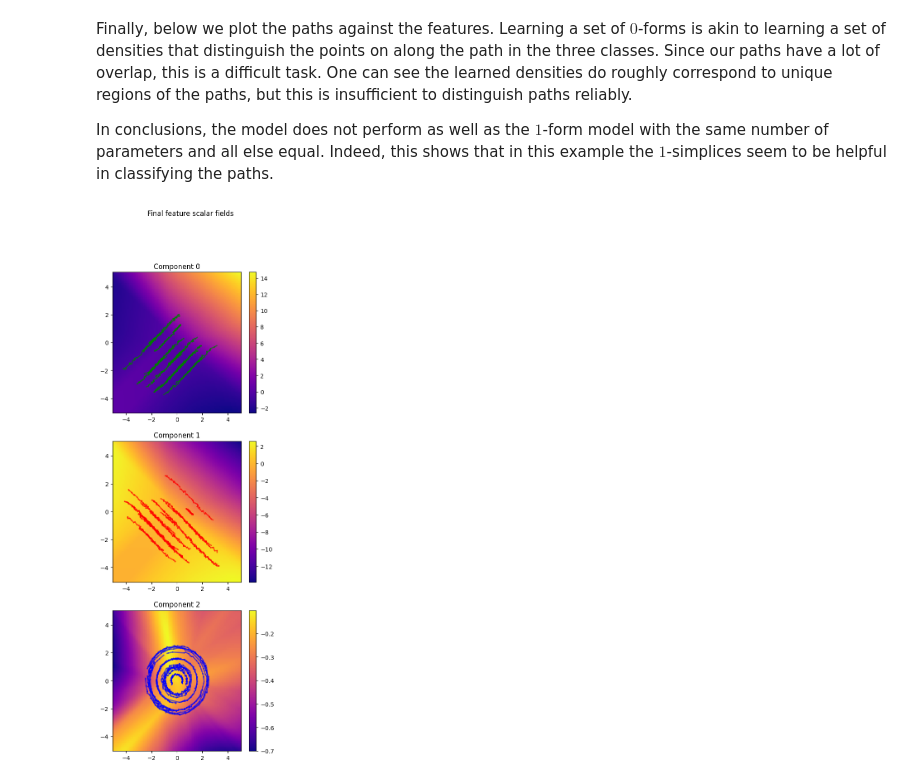
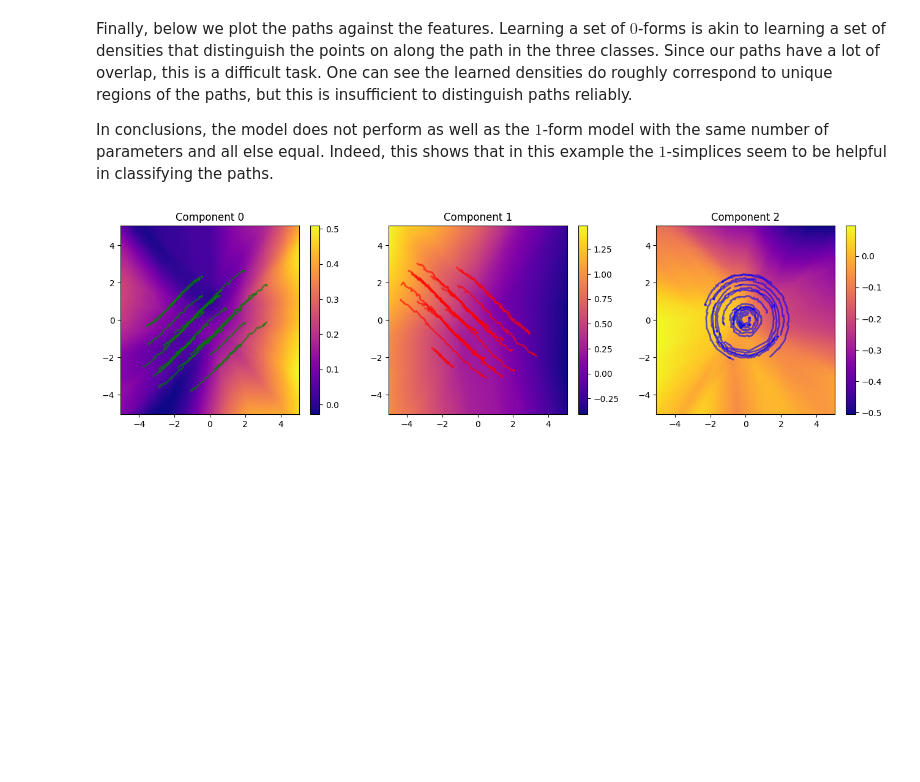
Before and after one commit to aidos-lab/neural-k-forms, a Jupyter notebook: DRnn-R2example.ipynb, the cells around one changed output. Drawn from its saved outputs; the diff is of its cells as text; code cells hidden in the pictures; blank space fills up the shorter version.

```diff
--- a/DRnn-R2example.ipynb
+++ b/DRnn-R2example.ipynb
@@ -658,7 +641,7 @@ def plot_scalar_field_comp(scalar, ax, comp = 0, x_range = 5, y_range = 5, n = 1
     ax.set_title('Component {}'.format(comp))
 
 
-fig, axs = plt.subplots(3, 1, figsize=(5, 15))
+fig, axs = plt.subplots(1, 3, figsize=(16, 5))
 
 # plot the three component vector fields
 for i in range(3):
@@ -666,5 +649,10 @@ for i in range(3):
     plot_scalar_field_comp(scalar, ax, comp = i, x_range=5, y_range=5)
 
 # add a title to the figure
-fig.suptitle('Initial feature scalar fields')
+# fig.suptitle('Initial feature scalar fields')
+
+# save the figure
+fig.savefig('./figures/synthetic-paths/initial-scalar-fields.png')
+
+plt.show()
 # %% [output]
@@ -723,11 +710,11 @@ To make the results comparable, we use the same loss, SGD and epoch parameters a
 import torch.optim as optim
 
 # create your optimizer
-scalar_optimizer = optim.SGD(scalar.parameters(), lr=1e-4, momentum=0.9)
+scalar_optimizer = optim.SGD(scalar.parameters(), lr=1e-5)
 
 scalar_criterion = nn.CrossEntropyLoss()
 # %%
-epochs = 500
+epochs = 50
 
 batch_size = 300
 
@@ -839,8 +826,11 @@ for i in range(len(paths)):
 
 
 # add a title to the figure
-ax.set_title('Final feature scalar field embedding')
+# ax.set_title('Final feature scalar field embedding')
 
 # print accuracy
 print('Accuracy of the network on the 300 training paths: ", %d %%' % (100 * correct / total))
+
+# save the figure
+fig.savefig('./figures/synthetic-paths/final-scalar-field-embedding.png')
 # %% [output]
@@ -851,25 +841,28 @@ Finally, below we plot the paths against the features. Learning a set of $0$-for
 
 In conclusions, the model does not perform as well as the $1$-form model with the same number of parameters and all else equal. Indeed, this shows that in this example the $1$-simplices seem to be helpful in classifying the paths.
 # %%
-fig, axs = plt.subplots(3, 1, figsize=(5, 15))
+fig, axs = plt.subplots(1, 3, figsize=(16, 4))
 
 # plot the three component vector fields
 for i in range(3):
     ax = axs[i]
     plot_scalar_field_comp(scalar, ax, comp = i, x_range=5, y_range=5)
 
 # add a title to the figure
-fig.suptitle('Final feature scalar fields')
+# fig.suptitle('Final feature scalar fields')
 
 # add example paths from each class
 for i in range(20):
 
-    plot_points(paths[0+i], axs[0], color = 'green', alpha = 0.6, linewidth = 2)
+    plot_path(paths[0+i], axs[0], color = 'green', alpha = 0.6, linewidth = 2)
 
-    plot_points(paths[100+i], axs[1], color = 'red', alpha = 0.6, linewidth = 2)
+    plot_path(paths[100+i], axs[1], color = 'red', alpha = 0.6, linewidth = 2)
 
-    plot_points(paths[200+i], axs[2], color = 'blue', alpha = 0.6, linewidth = 2)
+    plot_path(paths[200+i], axs[2], color = 'blue', alpha = 0.6, linewidth = 2)
+
+# save  the figure
+fig.savefig('./figures/synthetic-paths/final-scalar-fields.png')
 
 plt.show()
 # %% [output]
-[figure, old version]
+[figure, new version]
```
Also changed, not shown: parts of 16 cells of this notebook, 11 other files.
